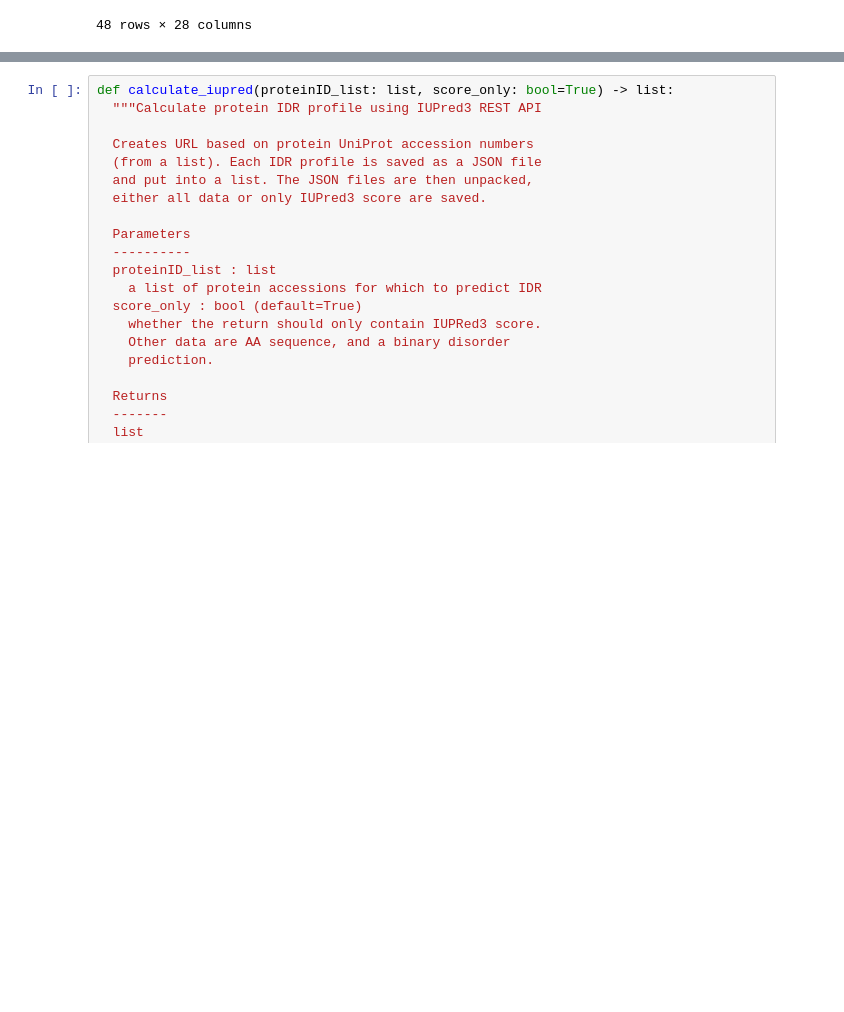
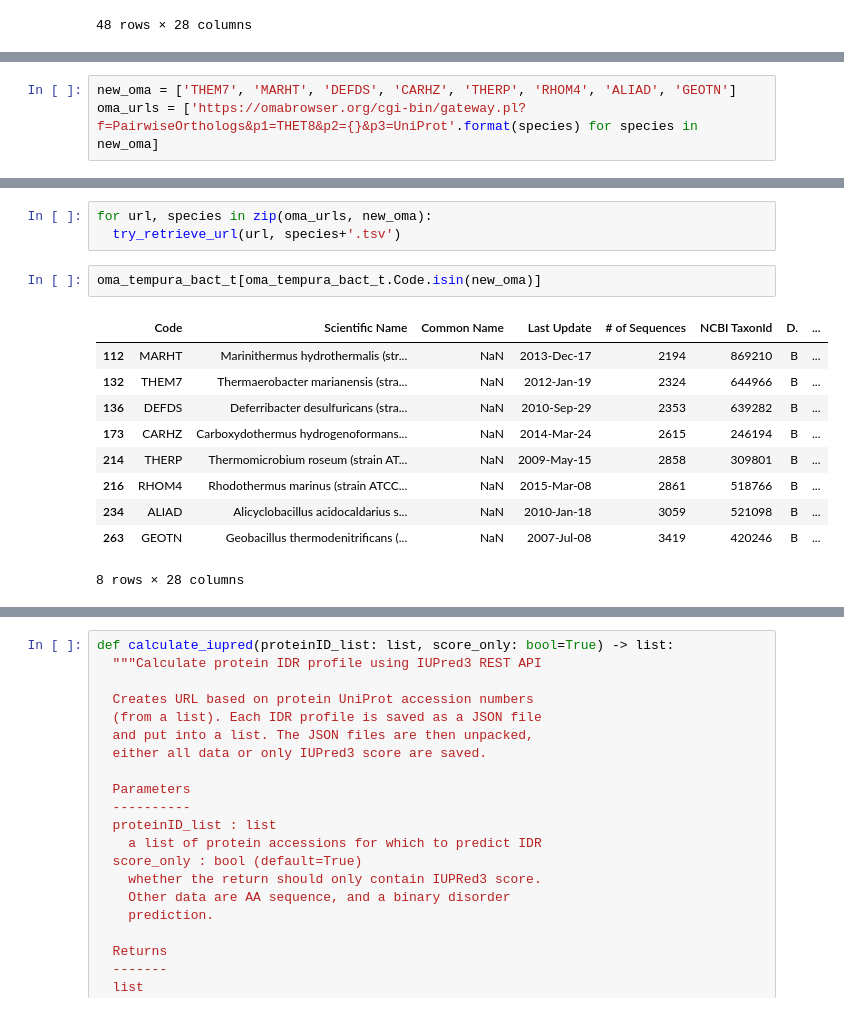
Before and after one commit to alibekk93/IDP_analysis, a Jupyter notebook: OMA_search/OMA_search.ipynb, the cells around one changed output, grey strips where cells are left out. Cells and saved outputs as stored; diff of their text form; blank space fills up the shorter version.

```diff
--- a/OMA_search/OMA_search.ipynb
+++ b/OMA_search/OMA_search.ipynb
@@ -132,0 +174,3 @@ oma_tempura_bact_t
+# %%
+new_oma = ['THEM7', 'MARHT', 'DEFDS', 'CARHZ', 'THERP', 'RHOM4', 'ALIAD', 'GEOTN']
+oma_urls = ['https://omabrowser.org/cgi-bin/gateway.pl?f=PairwiseOrthologs&p1=THET8&p2={}&p3=UniProt'.format(species) for species in new_oma]
@@ -132,0 +186,16 @@ oma_tempura_bact_t
+# %%
+for url, species in zip(oma_urls, new_oma):
+  try_retrieve_url(url, species+'.tsv')
+# %%
+oma_tempura_bact_t[oma_tempura_bact_t.Code.isin(new_oma)]
+# %% [output]
+|  | Code | Scientific Name | Common Name | Last Update | # of Sequences | NCBI TaxonId | D. | ... |
+| 112 | MARHT | Marinithermus hydrothermalis (str... | NaN | 2013-Dec-17 | 2194 | 869210 | B | ... |
+| 132 | THEM7 | Thermaerobacter marianensis (stra... | NaN | 2012-Jan-19 | 2324 | 644966 | B | ... |
+| 136 | DEFDS | Deferribacter desulfuricans (stra... | NaN | 2010-Sep-29 | 2353 | 639282 | B | ... |
+| 173 | CARHZ | Carboxydothermus hydrogenoformans... | NaN | 2014-Mar-24 | 2615 | 246194 | B | ... |
+| 214 | THERP | Thermomicrobium roseum (strain AT... | NaN | 2009-May-15 | 2858 | 309801 | B | ... |
+| 216 | RHOM4 | Rhodothermus marinus (strain ATCC... | NaN | 2015-Mar-08 | 2861 | 518766 | B | ... |
+| 234 | ALIAD | Alicyclobacillus acidocaldarius s... | NaN | 2010-Jan-18 | 3059 | 521098 | B | ... |
+| 263 | GEOTN | Geobacillus thermodenitrificans (... | NaN | 2007-Jul-08 | 3419 | 420246 | B | ... |
+8 rows × 28 columns
```
Also changed, not shown: parts of 12 cells of this notebook.
